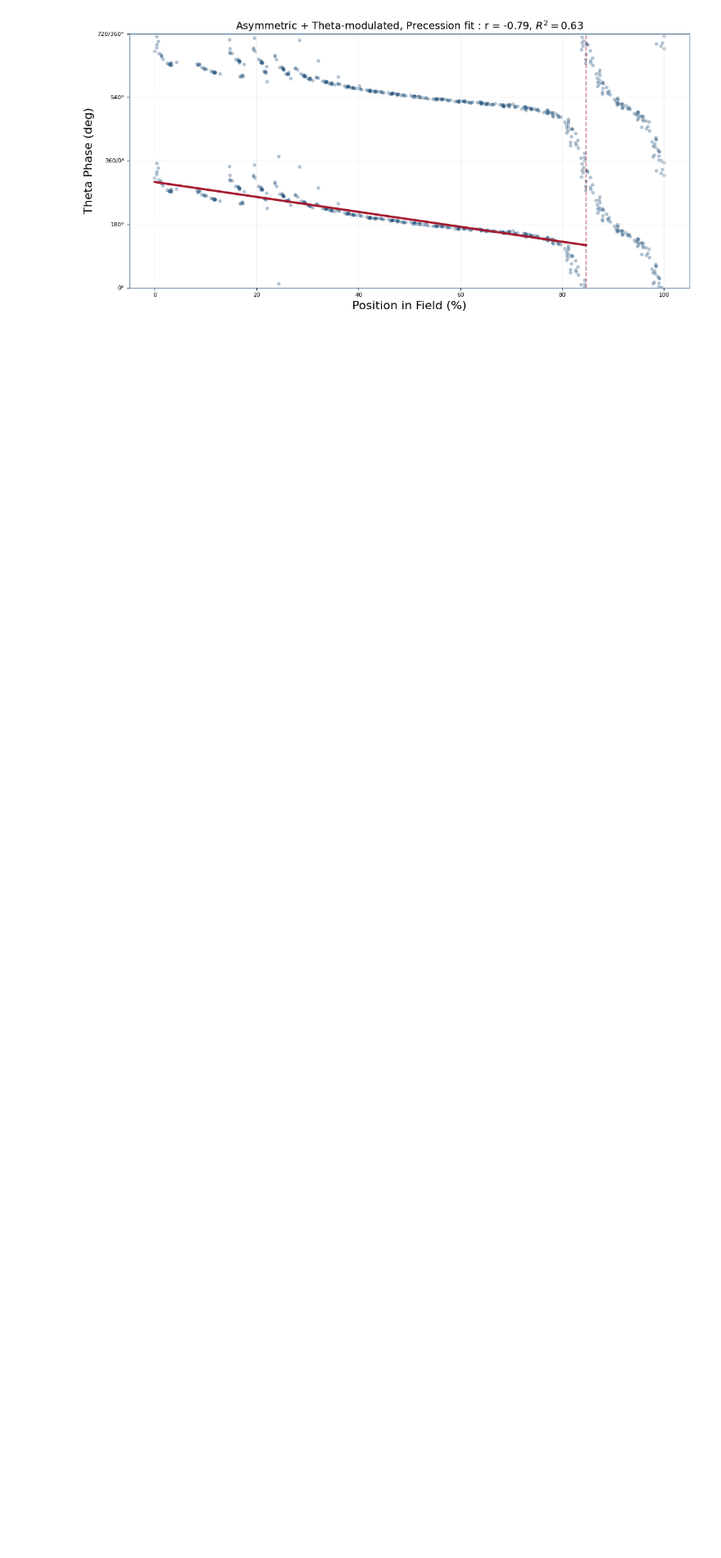
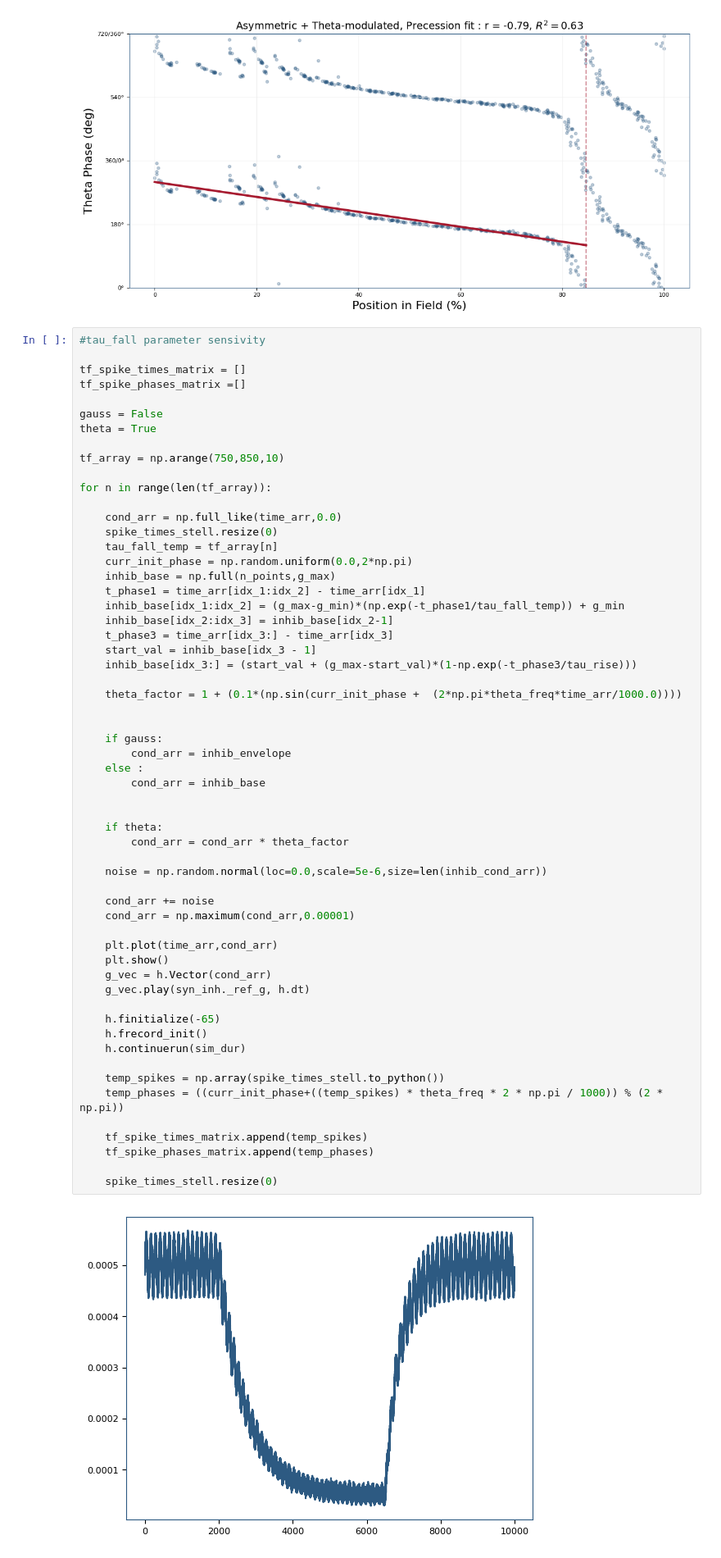
Before and after one commit to tiny-infinity/GridCellsTheta, a Jupyter notebook: phase_prec_final.ipynb, the cells around one changed output. Shown at 82% size. Saved outputs shown, nothing was run; the diff lists cells and outputs as text; blank space fills up the shorter version.

```diff
--- a/phase_prec_final.ipynb
+++ b/phase_prec_final.ipynb
@@ -612,3 +610,63 @@ stats, n_pos, r_phases = calculate_precession_stats(pooled_times, pooled_phases)
 plot_precession_fit(n_pos, r_phases, stats)
 # %% [output]
 [figure]
+# %%
+#tau_fall parameter sensivity
+
+tf_spike_times_matrix = []
+tf_spike_phases_matrix =[]
+
+gauss = False
+theta = True
+
+tf_array = np.arange(750,850,10)
+
+for n in range(len(tf_array)):
+
+    cond_arr = np.full_like(time_arr,0.0)
+    spike_times_stell.resize(0)
+    tau_fall_temp = tf_array[n]
+    curr_init_phase = np.random.uniform(0.0,2*np.pi)
+    inhib_base = np.full(n_points,g_max)
+    t_phase1 = time_arr[idx_1:idx_2] - time_arr[idx_1]
+    inhib_base[idx_1:idx_2] = (g_max-g_min)*(np.exp(-t_phase1/tau_fall_temp)) + g_min
+    inhib_base[idx_2:idx_3] = inhib_base[idx_2-1]
+    t_phase3 = time_arr[idx_3:] - time_arr[idx_3]
+    start_val = inhib_base[idx_3 - 1]
+    inhib_base[idx_3:] = (start_val + (g_max-start_val)*(1-np.exp(-t_phase3/tau_rise)))
+
+    theta_factor = 1 + (0.1*(np.sin(curr_init_phase +  (2*np.pi*theta_freq*time_arr/1000.0))))
+
+
+    if gauss:
+        cond_arr = inhib_envelope
+    else :
+        cond_arr = inhib_base
+
+
+    if theta:
+        cond_arr = cond_arr * theta_factor
+
+    noise = np.random.normal(loc=0.0,scale=5e-6,size=len(inhib_cond_arr))
+
+    cond_arr += noise
+    cond_arr = np.maximum(cond_arr,0.00001)
+
+    plt.plot(time_arr,cond_arr)
+    plt.show()
+    g_vec = h.Vector(cond_arr)
+    g_vec.play(syn_inh._ref_g, h.dt)
+
+    h.finitialize(-65)
+    h.frecord_init()
+    h.continuerun(sim_dur)
+
+    temp_spikes = np.array(spike_times_stell.to_python())
+    temp_phases = ((curr_init_phase+((temp_spikes) * theta_freq * 2 * np.pi / 1000)) % (2 * np.pi))
+
+    tf_spike_times_matrix.append(temp_spikes)
+    tf_spike_phases_matrix.append(temp_phases)
+
+    spike_times_stell.resize(0)
+# %% [output]
+[figure, added]
```
Also changed, not shown: parts of 8 cells of this notebook, 3 other files.
